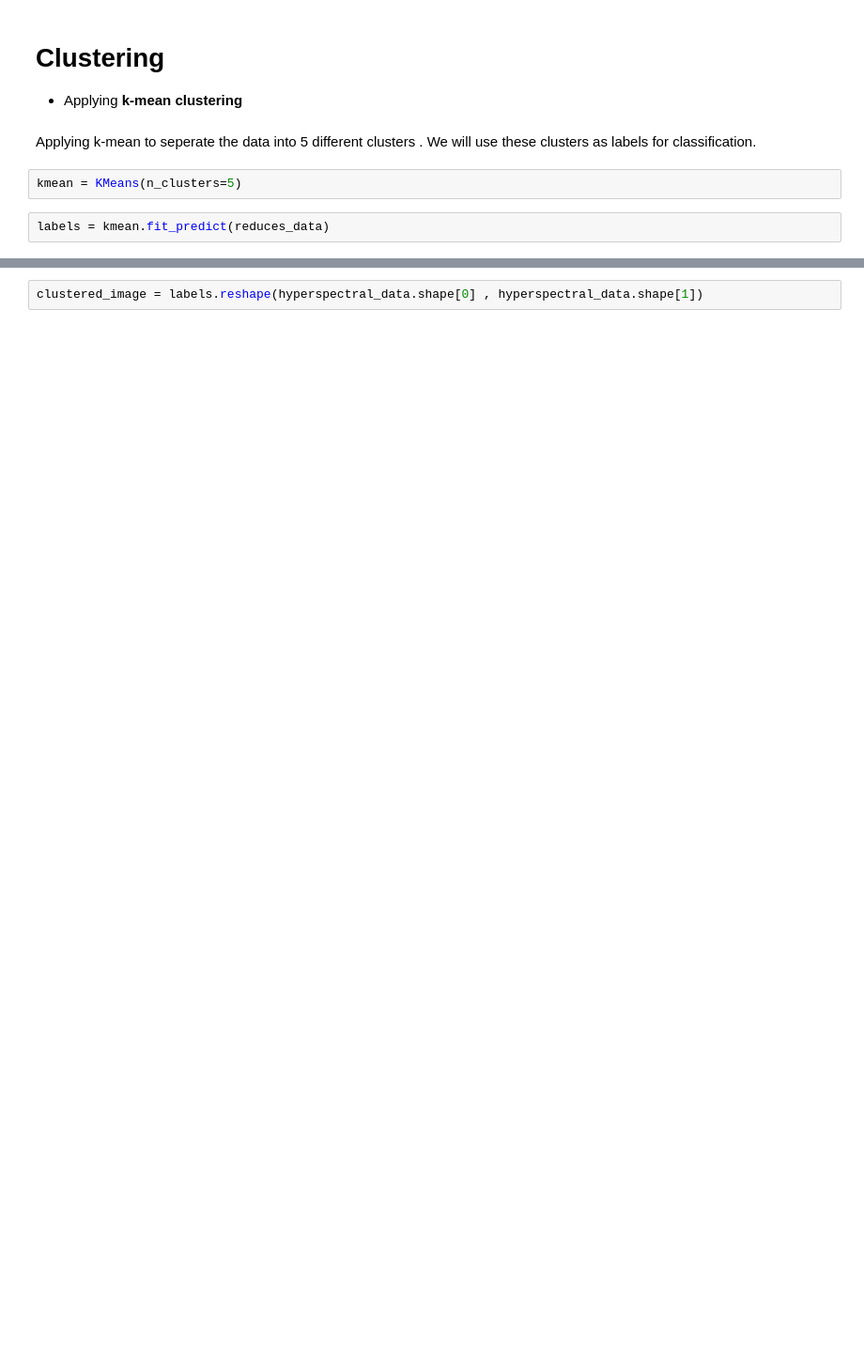
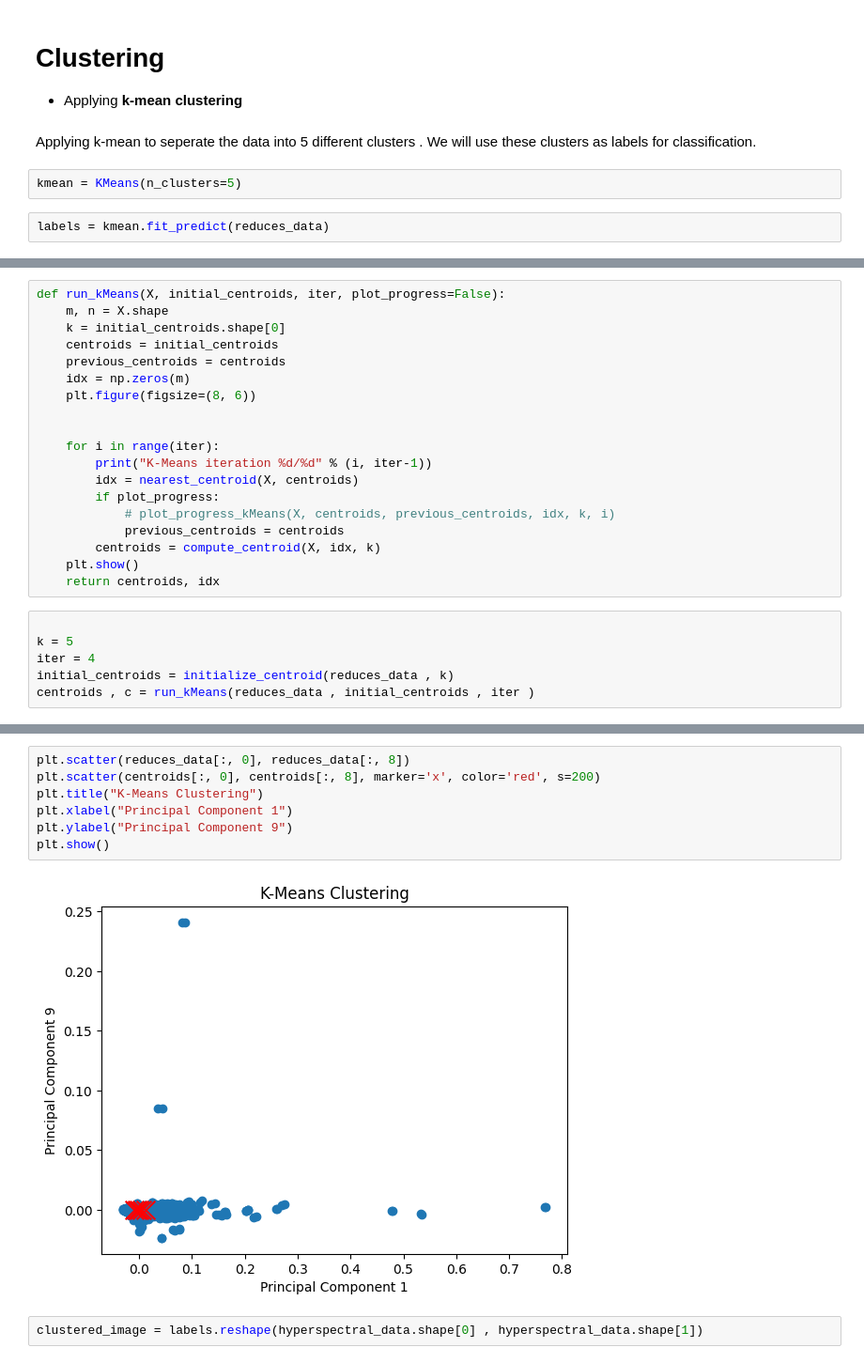
Before and after one commit to AshishRaj04/Spectral-classification-of-Chandrayaan-2-IIRS, a Jupyter notebook: Spectral_classification_of_Chandrayaan_2_IIRS.ipynb, the cells around one changed output, grey strips where cells are left out. Shown at 94% size. Saved outputs shown, nothing was run; the diff lists cells and outputs as text; blank space fills up the shorter version.

```diff
--- a/Spectral_classification_of_Chandrayaan_2_IIRS.ipynb
+++ b/Spectral_classification_of_Chandrayaan_2_IIRS.ipynb
@@ -132,0 +249,25 @@ labels = kmean.fit_predict(reduces_data)
+# %%
+def run_kMeans(X, initial_centroids, iter, plot_progress=False):
+    m, n = X.shape
+    k = initial_centroids.shape[0]
+    centroids = initial_centroids
+    previous_centroids = centroids
+    idx = np.zeros(m)
+    plt.figure(figsize=(8, 6))
+
+
+    for i in range(iter):
+        print("K-Means iteration %d/%d" % (i, iter-1))
+        idx = nearest_centroid(X, centroids)
+        if plot_progress:
+            # plot_progress_kMeans(X, centroids, previous_centroids, idx, k, i)
+            previous_centroids = centroids
+        centroids = compute_centroid(X, idx, k)
+    plt.show()
+    return centroids, idx
+# %%
+
+k = 5
+iter = 4
+initial_centroids = initialize_centroid(reduces_data , k)
+centroids , c = run_kMeans(reduces_data , initial_centroids , iter )
@@ -133,2 +300,11 @@ labels = kmean.fit_predict(reduces_data)
+# %%
+plt.scatter(reduces_data[:, 0], reduces_data[:, 8])
+plt.scatter(centroids[:, 0], centroids[:, 8], marker='x', color='red', s=200)
+plt.title("K-Means Clustering")
+plt.xlabel("Principal Component 1")
+plt.ylabel("Principal Component 9")
+plt.show()
+# %% [output]
+[figure, added]
 # %%
 clustered_image = labels.reshape(hyperspectral_data.shape[0] , hyperspectral_data.shape[1])
```
Also changed, not shown: parts of 24 cells of this notebook.
